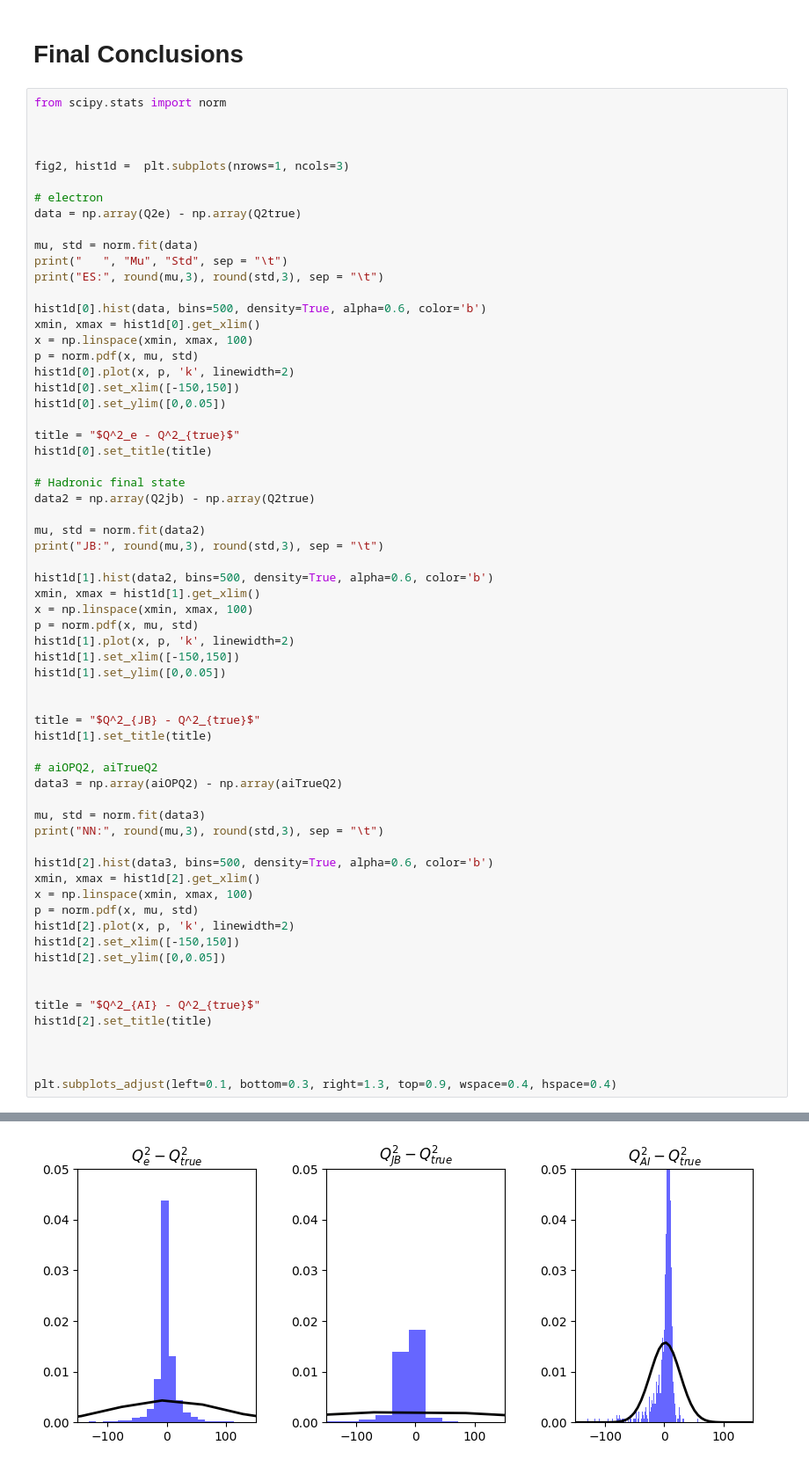
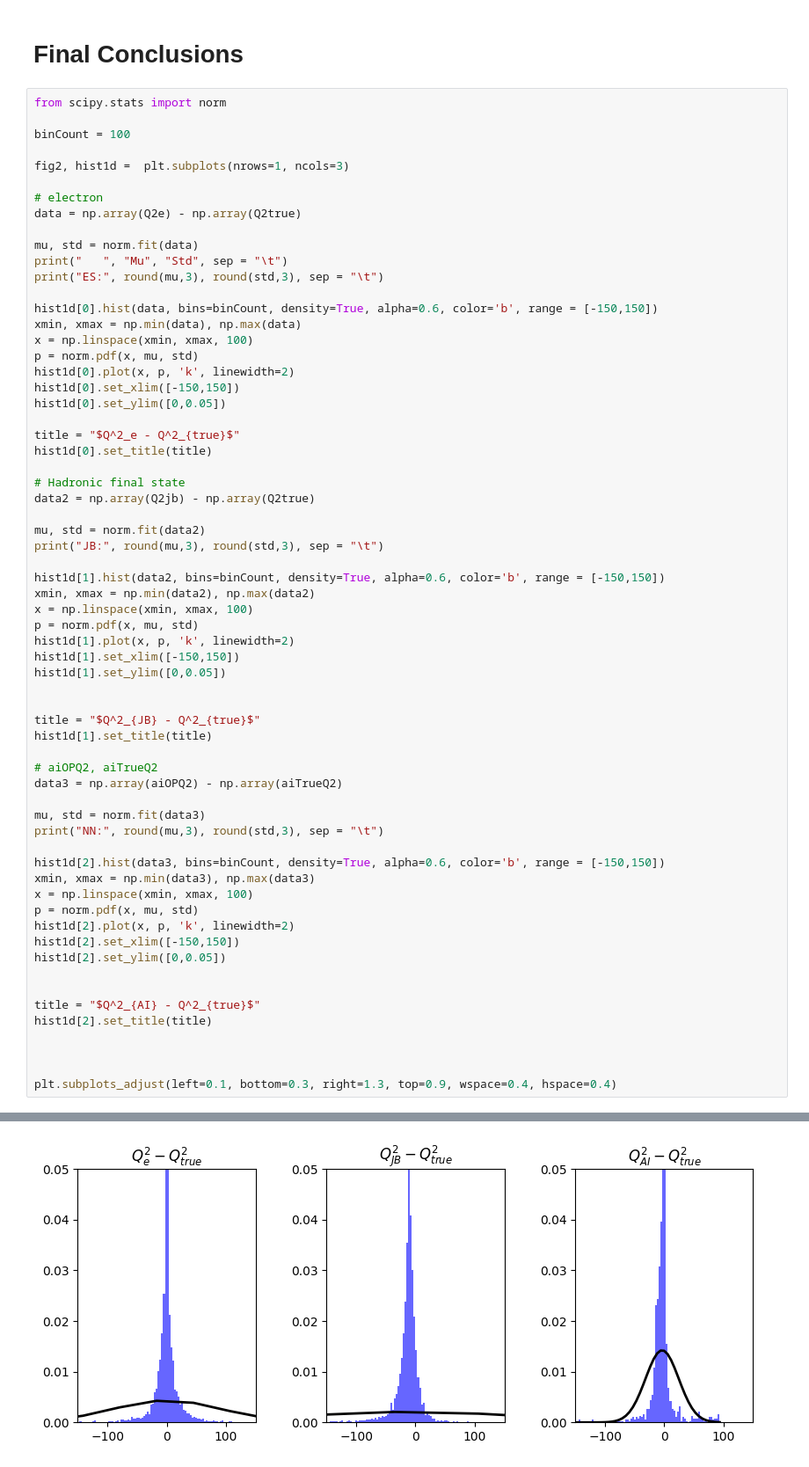
Before and after one commit to holt-rogers/EIC_JLAB_analysis, a Jupyter notebook: tasks/Graphing_xe_vs_xJB(5x41).ipynb, the cells around one changed output, grey strips where cells are left out. Shown at 88% size. Drawn from its saved outputs; the diff is of its cells as text.

```diff
--- a/tasks/Graphing_xe_vs_xJB(5x41).ipynb
+++ b/tasks/Graphing_xe_vs_xJB(5x41).ipynb
@@ -558,7 +558,7 @@ Text(0, 0.5, '$x$')
 # %%
 from scipy.stats import norm
 
-
+binCount = 100
 
 fig2, hist1d =  plt.subplots(nrows=1, ncols=3)
 
@@ -569,8 +569,8 @@ mu, std = norm.fit(data)
 print("   ", "Mu", "Std", sep = "\t")
 print("ES:", round(mu,3), round(std,3), sep = "\t")
 
-hist1d[0].hist(data, bins=500, density=True, alpha=0.6, color='b')
-xmin, xmax = hist1d[0].get_xlim()
+hist1d[0].hist(data, bins=binCount, density=True, alpha=0.6, color='b', range = [-150,150])
+xmin, xmax = np.min(data), np.max(data)
 x = np.linspace(xmin, xmax, 100)
 p = norm.pdf(x, mu, std)
 hist1d[0].plot(x, p, 'k', linewidth=2)
@@ -586,8 +586,8 @@ data2 = np.array(Q2jb) - np.array(Q2true)
 mu, std = norm.fit(data2)
 print("JB:", round(mu,3), round(std,3), sep = "\t")
 
-hist1d[1].hist(data2, bins=500, density=True, alpha=0.6, color='b')
-xmin, xmax = hist1d[1].get_xlim()
+hist1d[1].hist(data2, bins=binCount, density=True, alpha=0.6, color='b', range = [-150,150])
+xmin, xmax = np.min(data2), np.max(data2)
 x = np.linspace(xmin, xmax, 100)
 p = norm.pdf(x, mu, std)
 hist1d[1].plot(x, p, 'k', linewidth=2)
@@ -604,8 +604,8 @@ data3 = np.array(aiOPQ2) - np.array(aiTrueQ2)
 mu, std = norm.fit(data3)
 print("NN:", round(mu,3), round(std,3), sep = "\t")
 
-hist1d[2].hist(data3, bins=500, density=True, alpha=0.6, color='b')
-xmin, xmax = hist1d[2].get_xlim()
+hist1d[2].hist(data3, bins=binCount, density=True, alpha=0.6, color='b', range = [-150,150])
+xmin, xmax = np.min(data3), np.max(data3)
 x = np.linspace(xmin, xmax, 100)
 p = norm.pdf(x, mu, std)
 hist1d[2].plot(x, p, 'k', linewidth=2)
@@ -627 +627 @@ NN:     1.582   25.309
-[figure, old version]
+[figure, new version]
```
Also changed, not shown: parts of 4 cells of this notebook.
